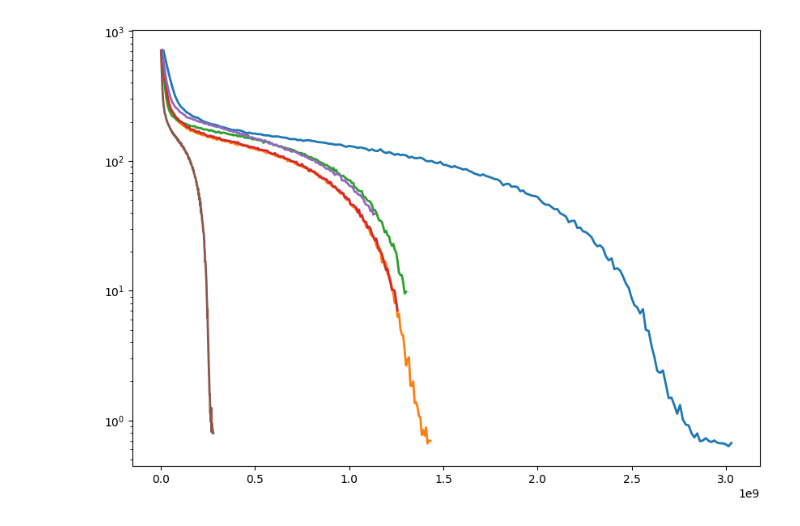
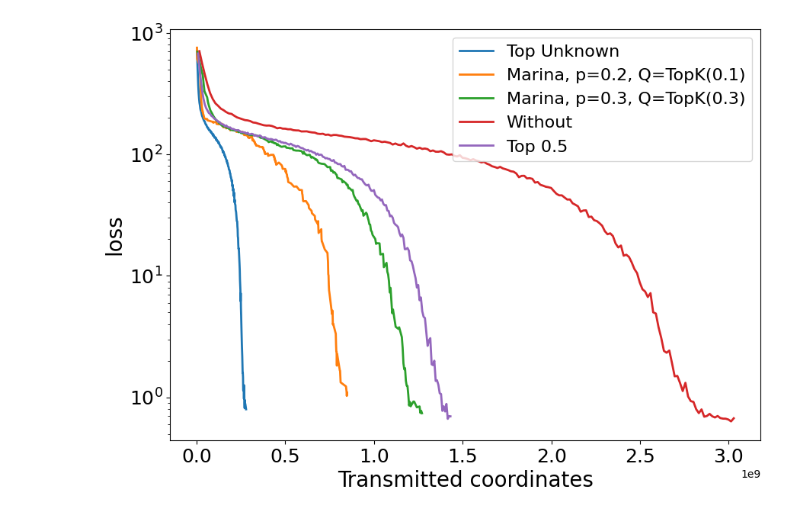
Before and after one commit to ndshaposhnik/compressionGraphics, a Jupyter notebook: nnGraphics.ipynb, the cells around one changed output. Saved outputs shown, nothing was run; the diff lists cells and outputs as text; code cells hidden in the pictures.

```diff
--- a/nnGraphics.ipynb
+++ b/nnGraphics.ipynb
@@ -6,6 +6,38 @@ plt.figure(figsize=(10, 7))
 prefix = 'nn_exp_losses/'
 dimension = 15142970
 experiments = ['top_05.csv', 'without_compression.csv']
+
+
+with open('nn_exp_losses/topUnknown/loss_history.txt', "r") as loss, open('nn_exp_losses/topUnknown/transmitted_coordinates_history.txt', "r") as transmitted_coordinates:
+    loss = list(map(float, loss.readlines()))
+    transmitted_coordinates = list(map(float, transmitted_coordinates.readlines()))
+    plt.semilogy(
+        np.cumsum(transmitted_coordinates),
+        loss,
+        label='Top Unknown',
+        linewidth=2
+    )
+
+with open('nn_exp_losses/marina_2/loss_history.txt', "r") as loss, open('nn_exp_losses/marina_2/transmitted_coordinates_history.txt', "r") as transmitted_coordinates:
+    loss = list(map(float, loss.readlines()))
+    transmitted_coordinates = list(map(float, transmitted_coordinates.readlines()))
+    plt.semilogy(
+        np.cumsum(transmitted_coordinates),
+        loss,
+        label='Marina, p=0.2, Q=TopK(0.1)',
+        linewidth=2
+    )
+
+with open('nn_exp_losses/marina/loss_history.txt', "r") as loss, open('nn_exp_losses/marina/transmitted_coordinates_history.txt', "r") as transmitted_coordinates:
+    loss = list(map(float, loss.readlines()))
+    transmitted_coordinates = list(map(float, transmitted_coordinates.readlines()))
+    plt.semilogy(
+        np.cumsum(transmitted_coordinates),
+        loss,
+        label='Marina, p=0.3, Q=TopK(0.3)',
+        linewidth=2
+    )
+
 
 with open('nn_exp_losses/without_compression.txt', "r") as f:
     data = list(map(float, f.readlines()))
@@ -25,52 +57,34 @@ with open('nn_exp_losses/top05/loss_history.txt', "r") as f:
         linewidth=2
     )
 
-with open('nn_exp_losses/rand05_163.txt', "r") as f:
-    data = list(map(float, f.readlines()))
-    plt.semilogy(
-        [dimension * k // 2 for k in range(1, len(data) + 1)],
-        data,
-        label='Rand 0.5',
-        linewidth=2
-    )
+# with open('nn_exp_losses/rand05_163.txt', "r") as f:
+#     data = list(map(float, f.readlines()))
+#     plt.semilogy(
+#         [dimension * k // 2 for k in range(1, len(data) + 1)],
+#         data,
+#         label='Rand 0.5',
+#         linewidth=2
+#     )
 
-with open('nn_exp_losses/reduce_probability/loss_history.txt', "r") as f:
-    data = list(map(float, f.readlines()))
-    plt.semilogy(
-        [dimension * k // 2 for k in range(1, len(data) + 1)],
-        data,
-        label='Reduce Probability 0.5',
-        linewidth=2
-    )
+# with open('nn_exp_losses/reduce_probability/loss_history.txt', "r") as f:
+#     data = list(map(float, f.readlines()))
+#     plt.semilogy(
+#         [dimension * k // 2 for k in range(1, len(data) + 1)],
+#         data,
+#         label='Reduce Probability 0.5',
+#         linewidth=2
+#     )
 
-with open('nn_exp_losses/penalty.txt', "r") as f:
-    data = list(map(float, f.readlines()))
-    plt.semilogy(
-        [dimension * k // 2 for k in range(1, len(data) + 1)],
-        data,
-        label='Penalty 0.5',
-        linewidth=2
-    )
+# with open('nn_exp_losses/penalty.txt', "r") as f:
+#     data = list(map(float, f.readlines()))
+#     plt.semilogy(
+#         [dimension * k // 2 for k in range(1, len(data) + 1)],
+#         data,
+#         label='Penalty 0.5',
+#         linewidth=2
+#     )
 
-with open('nn_exp_losses/topUnknown/loss_history.txt', "r") as loss, open('nn_exp_losses/topUnknown/transmitted_coordinates_history.txt', "r") as transmitted_coordinates:
-    loss = list(map(float, loss.readlines()))
-    transmitted_coordinates = list(map(float, transmitted_coordinates.readlines()))
-    plt.semilogy(
-        np.cumsum(transmitted_coordinates),
-        loss,
-        label='Top Unknown',
-        linewidth=2
-    )
 
-with open('nn_exp_losses/marina/loss_history.txt', "r") as loss, open('nn_exp_losses/marina/transmitted_coordinates_history.txt', "r") as transmitted_coordinates:
-    loss = list(map(float, loss.readlines()))
-    transmitted_coordinates = list(map(float, transmitted_coordinates.readlines()))
-    plt.semilogy(
-        np.cumsum(transmitted_coordinates),
-        loss,
-        label='Marina',
-        linewidth=2
-    )
 
 plt.legend(loc="best", fontsize=16)
 plt.xlabel(r"Transmitted coordinates", fontsize=20)
@@ -82 +95 @@ FileNotFoundError: [Errno 2] No such file or directory: 'nn_exp_losses/marina/lo
-[figure, old version]
+[figure, new version]
```
Also changed, not shown: parts of 1 cell of this notebook, 3 other files.
